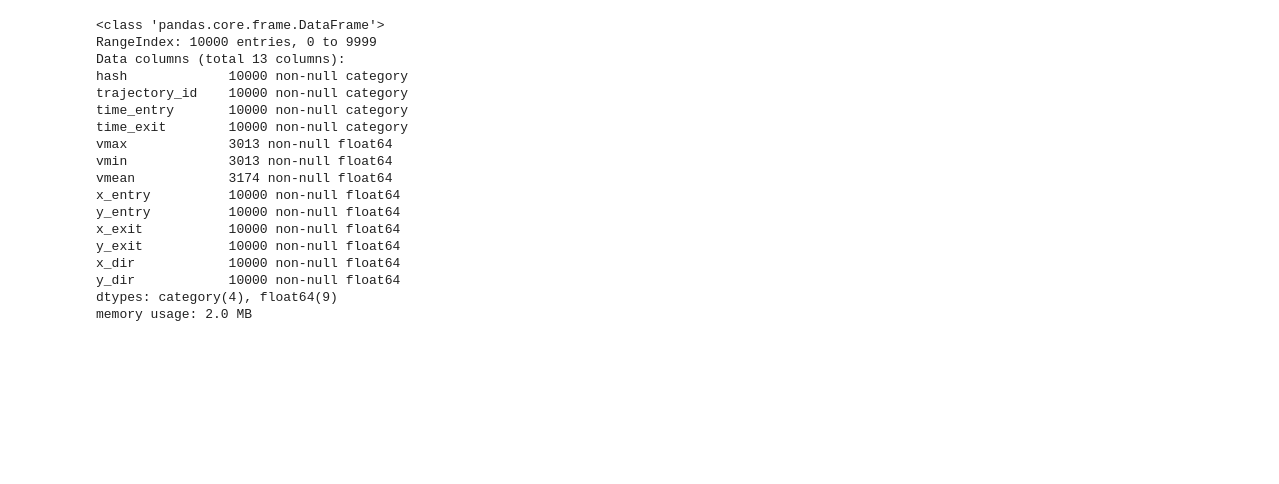
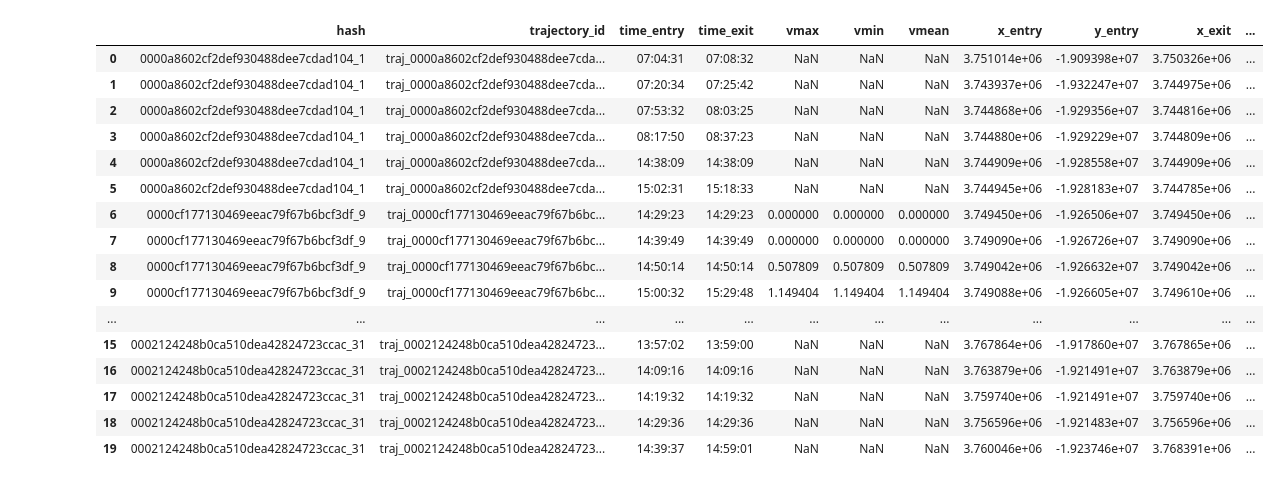
Before and after one commit to jkpawlowski96/EY_smartcity, a Jupyter notebook: EY.ipynb, the cells around one changed output. Drawn from its saved outputs; the diff is of its cells as text; code cells hidden in the pictures; blank space fills up the shorter version.

Commit message:
smth: not dir yet

```diff
--- a/EY.ipynb
+++ b/EY.ipynb
@@ -17,8 +17,8 @@ d={
     'y_exit':'float64'
 }
 
-train = pd.read_csv('./input/data_train.csv',nrows=10000,dtype=d).drop(columns=['Unnamed: 0'])
-test = pd.read_csv('./input/data_test.csv',nrows=10000,dtype=d).drop(columns=['Unnamed: 0'])
+train = pd.read_csv('./input/data_train.csv',nrows=100,dtype=d).drop(columns=['Unnamed: 0'])
+test = pd.read_csv('./input/data_test.csv',nrows=100,dtype=d).drop(columns=['Unnamed: 0'])
 # %%
 def direct(ax, ay, bx, by):
     return bx-ax, by-ay
@@ -66,0 +59,32 @@ make_directories(test)
+# %%
+last=0
+
+
+def new_col_first(df, col='first'):
+    global last
+    last=0
+    def smth(row):
+        global last
+        if row.hash == last:
+            return 0
+        else:
+            last=row.hash
+            return 1
+    df[col] = df.apply(smth, axis=1)
+
+def new_col_last(df, col='last'):
+    vec=list(df['first'])
+    vec.pop(0)
+    vec.append(1)
+    df[col]=vec
+
+
+def new_col_requrency(df, col, col_req):
+    global last
+    last=0
+    def smth(row,col):
+        global last
+        x=last
+        last=row[col]
+        return x
+    df[col_req] = df.apply(lambda x: smth(x,col), axis=1)
@@ -67,3 +112,28 @@ make_directories(test)
+# %%
+new_col_requrency(train,'vmax','new')
+new_col_newdriver(train,'first')
+train[:20]
+#make_directories(test)
+#train.to_csv('./input/train_d.csv',index=False)
+#test.to_csv('./input/test_d.csv',index=False)
+# %% [output]
+|  | hash | trajectory_id | time_entry | time_exit | vmax | vmin | vmean | x_entry | y_entry | x_exit | ... |
+| 0 | 0000a8602cf2def930488dee7cdad104_1 | traj_0000a8602cf2def930488dee7cda... | 07:04:31 | 07:08:32 | NaN | NaN | NaN | 3.751014e+06 | -1.909398e+07 | 3.750326e+06 | ... |
+| 1 | 0000a8602cf2def930488dee7cdad104_1 | traj_0000a8602cf2def930488dee7cda... | 07:20:34 | 07:25:42 | NaN | NaN | NaN | 3.743937e+06 | -1.932247e+07 | 3.744975e+06 | ... |
+| 2 | 0000a8602cf2def930488dee7cdad104_1 | traj_0000a8602cf2def930488dee7cda... | 07:53:32 | 08:03:25 | NaN | NaN | NaN | 3.744868e+06 | -1.929356e+07 | 3.744816e+06 | ... |
+| 3 | 0000a8602cf2def930488dee7cdad104_1 | traj_0000a8602cf2def930488dee7cda... | 08:17:50 | 08:37:23 | NaN | NaN | NaN | 3.744880e+06 | -1.929229e+07 | 3.744809e+06 | ... |
+| 4 | 0000a8602cf2def930488dee7cdad104_1 | traj_0000a8602cf2def930488dee7cda... | 14:38:09 | 14:38:09 | NaN | NaN | NaN | 3.744909e+06 | -1.928558e+07 | 3.744909e+06 | ... |
+| 5 | 0000a8602cf2def930488dee7cdad104_1 | traj_0000a8602cf2def930488dee7cda... | 15:02:31 | 15:18:33 | NaN | NaN | NaN | 3.744945e+06 | -1.928183e+07 | 3.744785e+06 | ... |
+| 6 | 0000cf177130469eeac79f67b6bcf3df_9 | traj_0000cf177130469eeac79f67b6bc... | 14:29:23 | 14:29:23 | 0.000000 | 0.000000 | 0.000000 | 3.749450e+06 | -1.926506e+07 | 3.749450e+06 | ... |
+| 7 | 0000cf177130469eeac79f67b6bcf3df_9 | traj_0000cf177130469eeac79f67b6bc... | 14:39:49 | 14:39:49 | 0.000000 | 0.000000 | 0.000000 | 3.749090e+06 | -1.926726e+07 | 3.749090e+06 | ... |
+| 8 | 0000cf177130469eeac79f67b6bcf3df_9 | traj_0000cf177130469eeac79f67b6bc... | 14:50:14 | 14:50:14 | 0.507809 | 0.507809 | 0.507809 | 3.749042e+06 | -1.926632e+07 | 3.749042e+06 | ... |
+| 9 | 0000cf177130469eeac79f67b6bcf3df_9 | traj_0000cf177130469eeac79f67b6bc... | 15:00:32 | 15:29:48 | 1.149404 | 1.149404 | 1.149404 | 3.749088e+06 | -1.926605e+07 | 3.749610e+06 | ... |
+| ... | ... | ... | ... | ... | ... | ... | ... | ... | ... | ... | ... |
+| 15 | 0002124248b0ca510dea42824723ccac_31 | traj_0002124248b0ca510dea42824723... | 13:57:02 | 13:59:00 | NaN | NaN | NaN | 3.767864e+06 | -1.917860e+07 | 3.767865e+06 | ... |
+| 16 | 0002124248b0ca510dea42824723ccac_31 | traj_0002124248b0ca510dea42824723... | 14:09:16 | 14:09:16 | NaN | NaN | NaN | 3.763879e+06 | -1.921491e+07 | 3.763879e+06 | ... |
+| 17 | 0002124248b0ca510dea42824723ccac_31 | traj_0002124248b0ca510dea42824723... | 14:19:32 | 14:19:32 | NaN | NaN | NaN | 3.759740e+06 | -1.921491e+07 | 3.759740e+06 | ... |
+| 18 | 0002124248b0ca510dea42824723ccac_31 | traj_0002124248b0ca510dea42824723... | 14:29:36 | 14:29:36 | NaN | NaN | NaN | 3.756596e+06 | -1.921483e+07 | 3.756596e+06 | ... |
+| 19 | 0002124248b0ca510dea42824723ccac_31 | traj_0002124248b0ca510dea42824723... | 14:39:37 | 14:59:01 | NaN | NaN | NaN | 3.760046e+06 | -1.923746e+07 | 3.768391e+06 | ... |
 # %%
 def find_last_trajectories(df):
     drivers = df.hash.unique()
@@ -80,24 +151,5 @@ test2 = pd.read_csv('./input/test2.csv')
 trajectory_id = test2['trajectory_id']
 # %%
 train.info()
-# %% [output]
-<class 'pandas.core.frame.DataFrame'>
-RangeIndex: 10000 entries, 0 to 9999
-Data columns (total 13 columns):
-hash             10000 non-null category
-trajectory_id    10000 non-null category
-time_entry       10000 non-null category
-time_exit        10000 non-null category
-vmax             3013 non-null float64
-vmin             3013 non-null float64
-vmean            3174 non-null float64
-x_entry          10000 non-null float64
-y_entry          10000 non-null float64
-x_exit           10000 non-null float64
-y_exit           10000 non-null float64
-x_dir            10000 non-null float64
-y_dir            10000 non-null float64
-dtypes: category(4), float64(9)
-memory usage: 2.0 MB
 # %%
 train[:10]
```
Also changed, not shown: parts of 10 cells of this notebook, 1 other file.
